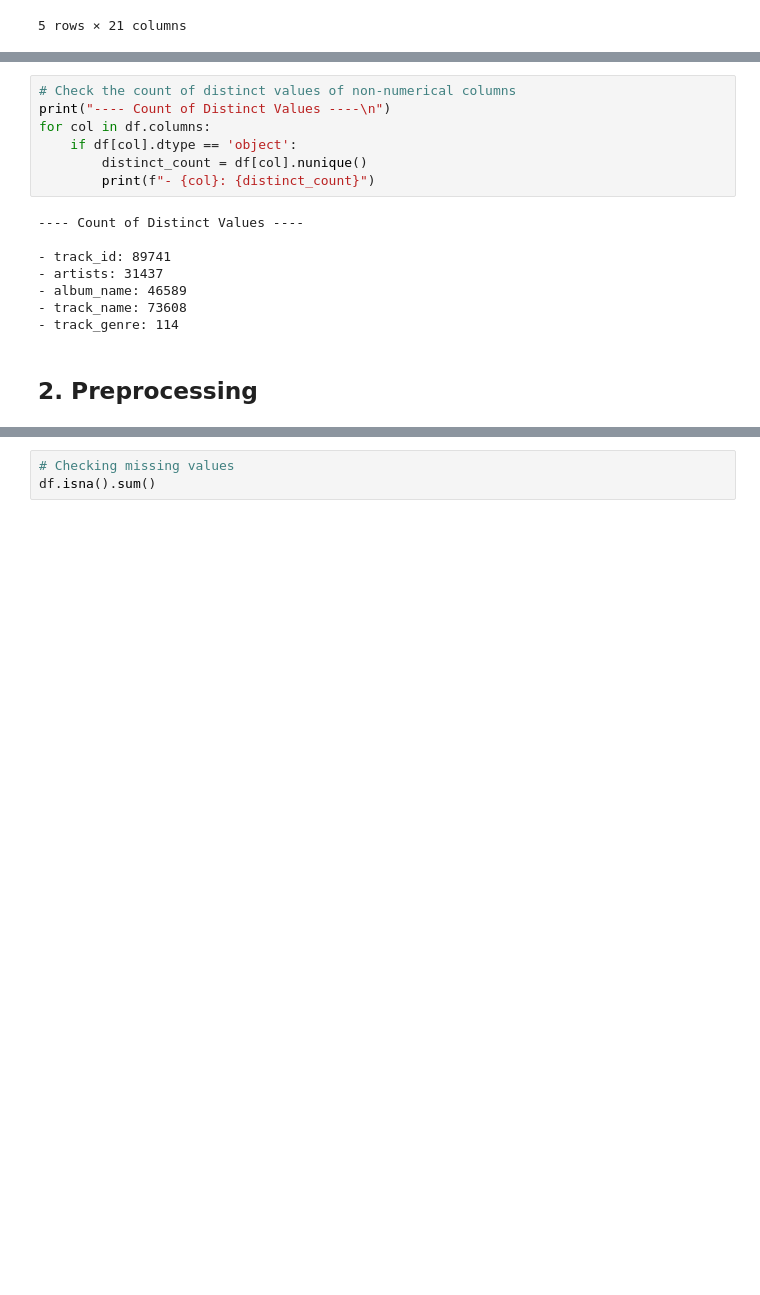
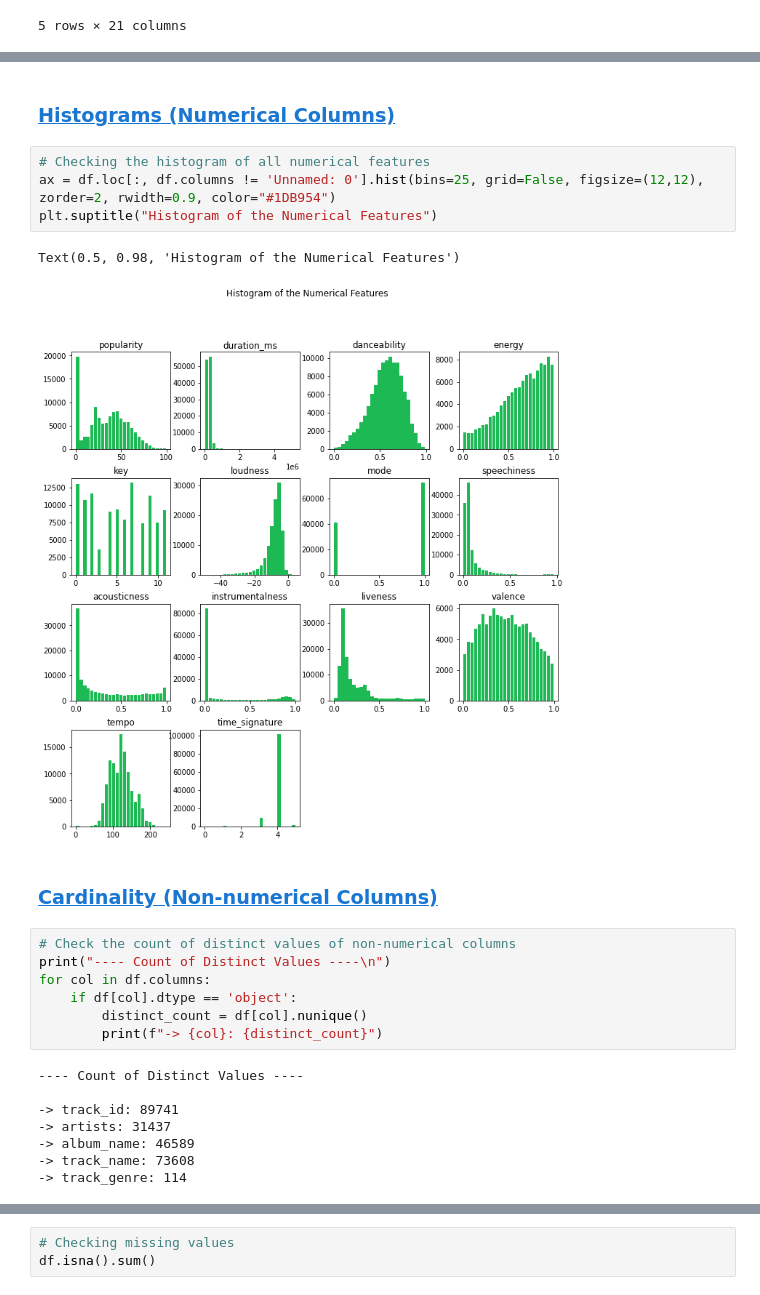
Before and after one commit to raquelcreis/7DaysOfCode-MachineLearning, a Jupyter notebook: analysis.ipynb, the cells around one changed output, grey strips where cells are left out. Cells and saved outputs as stored; diff of their text form; blank space fills up the shorter version.

```diff
--- a/analysis.ipynb
+++ b/analysis.ipynb
@@ -74,18 +87,27 @@ df.describe()
 | max | 100.000000 | 5.237295e+06 | 1.000000 | 0.985000 | 1.000000 | 11.000000 | 4.532000 | 1.000000 | 0.965000 | ... |
+# %% [markdown]
+### <a id='toc1_1_3_'></a>[Histograms (Numerical Columns)](#toc0_)
+# %%
+# Checking the histogram of all numerical features
+ax = df.loc[:, df.columns != 'Unnamed: 0'].hist(bins=25, grid=False, figsize=(12,12), zorder=2, rwidth=0.9, color="#1DB954")
+plt.suptitle("Histogram of the Numerical Features")
+# %% [output]
+Text(0.5, 0.98, 'Histogram of the Numerical Features')
+[figure, added]
+# %% [markdown]
+### <a id='toc1_1_4_'></a>[Cardinality (Non-numerical Columns)](#toc0_)
 # %%
 # Check the count of distinct values of non-numerical columns
 print("---- Count of Distinct Values ----\n")
 for col in df.columns:
     if df[col].dtype == 'object':
         distinct_count = df[col].nunique()
-        print(f"- {col}: {distinct_count}")
+        print(f"-> {col}: {distinct_count}")
 # %% [output]
 ---- Count of Distinct Values ----
 
-- track_id: 89741
-- artists: 31437
-- album_name: 46589
-- track_name: 73608
-- track_genre: 114
+-> track_id: 89741
+-> artists: 31437
+-> album_name: 46589
+-> track_name: 73608
+-> track_genre: 114
-# %% [markdown]
-## 2. Preprocessing
```
Also changed, not shown: parts of 19 cells of this notebook.
